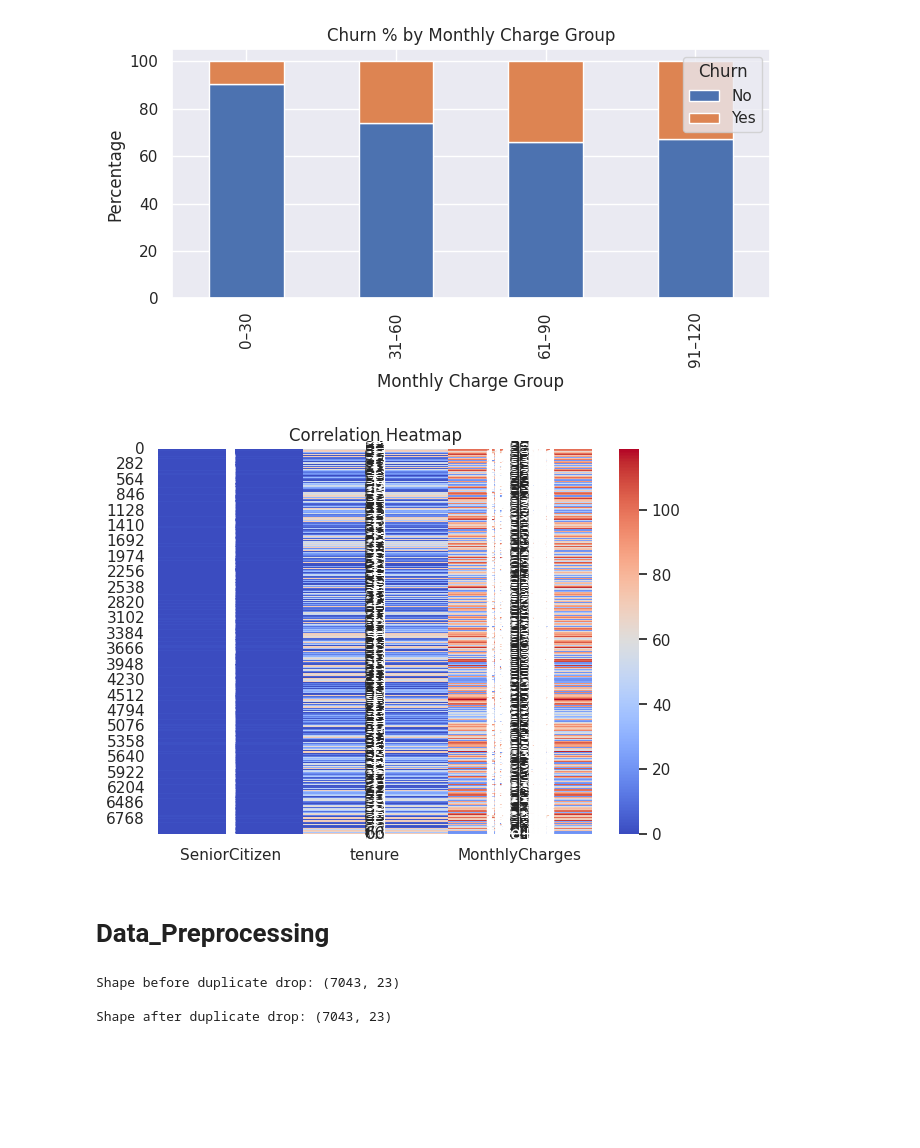
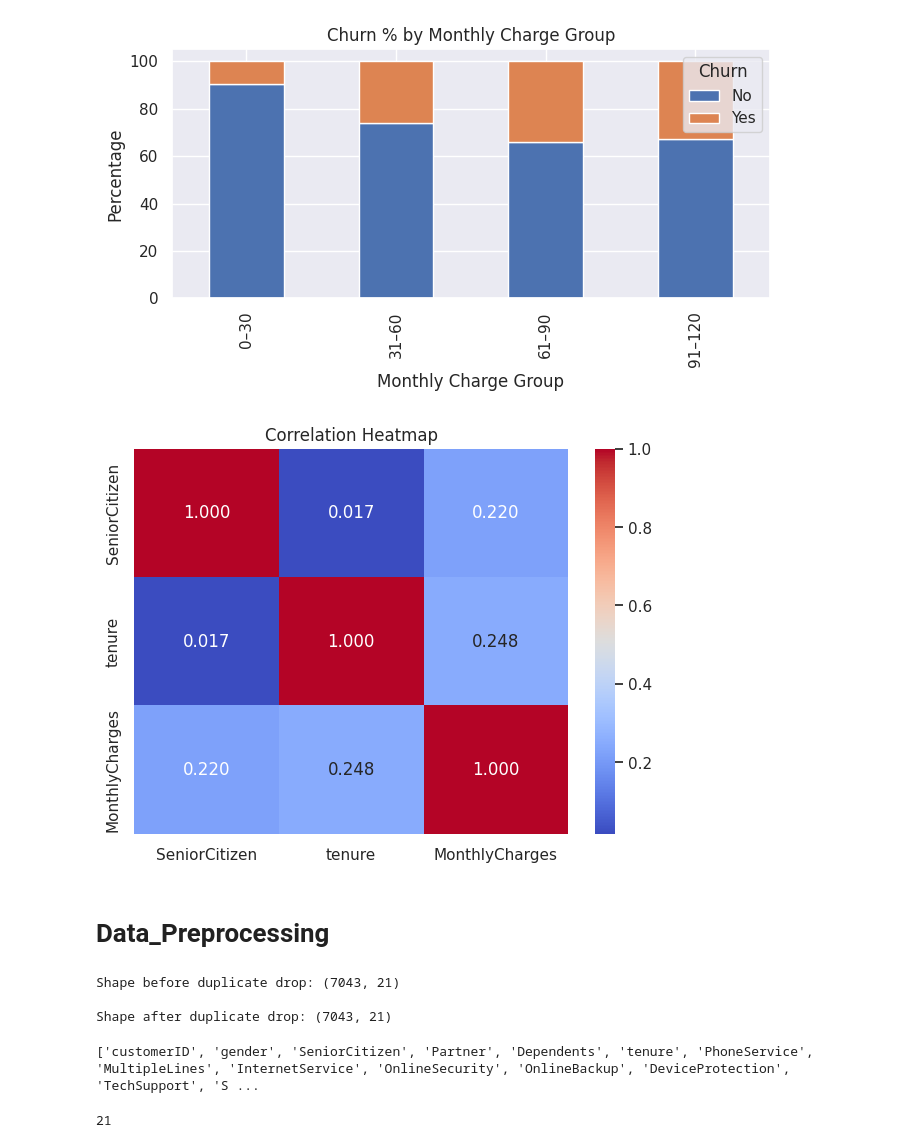
Before and after one commit to anushanthbalachandran/ML_Coursework_Telco_Customer_Churn, a Jupyter notebook: 2425477_20241130_Anushanth.ipynb, the cells around one changed output. Cells and saved outputs as stored; diff of their text form; code cells hidden in the pictures; blank space fills up the shorter version.

```diff
--- a/2425477_20241130_Anushanth.ipynb
+++ b/2425477_20241130_Anushanth.ipynb
@@ -338,14 +347,19 @@ Yes               71.390104  28.609896
 ... (24 outputs left out)
 # %%
 import pandas as pd
+import matplotlib.pyplot as plt
+import seaborn as sns
 
-# Create tenure groups
+# Create duplicate
+viz = inputs.copy()
+
+# Create tenure groups in duplicate dataset
 bins = [0, 12, 24, 36, 48, 60, 72]
 labels = ["0–12", "13–24", "25–36", "37–48", "49–60", "61–72"]
-inputs["tenure_group"] = pd.cut(inputs["tenure"], bins=bins, labels=labels, right=True)
+viz["tenure_group"] = pd.cut(viz["tenure"], bins=bins, labels=labels, right=True)
 
 # Churn rate per group
-tenure_churn = pd.crosstab(inputs["tenure_group"], inputs["Churn"], normalize="index") * 100
+tenure_churn = pd.crosstab(viz["tenure_group"], viz["Churn"], normalize="index") * 100
 print(tenure_churn)
 
 tenure_churn.plot(kind="bar", stacked=True, figsize=(7,4))
@@ -366,12 +380,12 @@ tenure_group
 61–72         93.390192   6.609808
 [figure]
 # %%
-# Create monthly charge groups
+# Monthly charge bins (in viz only)
 charge_bins = [0, 30, 60, 90, 120]
 charge_labels = ["0–30", "31–60", "61–90", "91–120"]
-inputs["charge_group"] = pd.cut(inputs["MonthlyCharges"], bins=charge_bins, labels=charge_labels, right=True)
+viz["charge_group"] = pd.cut(viz["MonthlyCharges"], bins=charge_bins, labels=charge_labels, right=True)
 
-charge_churn = pd.crosstab(inputs["charge_group"], inputs["Churn"], normalize="index") * 100
+charge_churn = pd.crosstab(viz["charge_group"], viz["Churn"], normalize="index") * 100
 print(charge_churn)
 
 charge_churn.plot(kind="bar", stacked=True, figsize=(7,4))
@@ -391,14 +405,15 @@ charge_group
 [figure]
 # %%
 plt.figure(figsize=(7,5))
-sns.heatmap(inputs[numeric_cols], annot=True, cmap="coolwarm")
+sns.heatmap(inputs[numeric_cols].corr(), annot=True, cmap="coolwarm", fmt=".3f")
 plt.title("Correlation Heatmap")
 plt.show()
 # %% [output]
-[figure, old version]
+[figure, new version]
 # %% [markdown]
-# Data_Preprocessing
+# **Data_Preprocessing**
 # %%
+inputs = pd.read_csv(path)
 # Shape before duplicate drop
 print("Shape before duplicate drop:", inputs.shape)
 print()
@@ -406,6 +421,12 @@ inputs = inputs.drop_duplicates()
 # Shape after duplicate drop
 print("Shape after duplicate drop:", inputs.shape)
 # %% [output]
-Shape before duplicate drop: (7043, 23)
+Shape before duplicate drop: (7043, 21)
 
-Shape after duplicate drop: (7043, 23)
+Shape after duplicate drop: (7043, 21)
+# %%
+print(inputs.columns.tolist())
+len(inputs.columns)
+# %% [output]
+['customerID', 'gender', 'SeniorCitizen', 'Partner', 'Dependents', 'tenure', 'PhoneService', 'MultipleLines', 'InternetService', 'OnlineSecurity', 'OnlineBackup', 'DeviceProtection', 'TechSupport', 'S ...
+21
```
Also changed, not shown: parts of 16 cells of this notebook.
